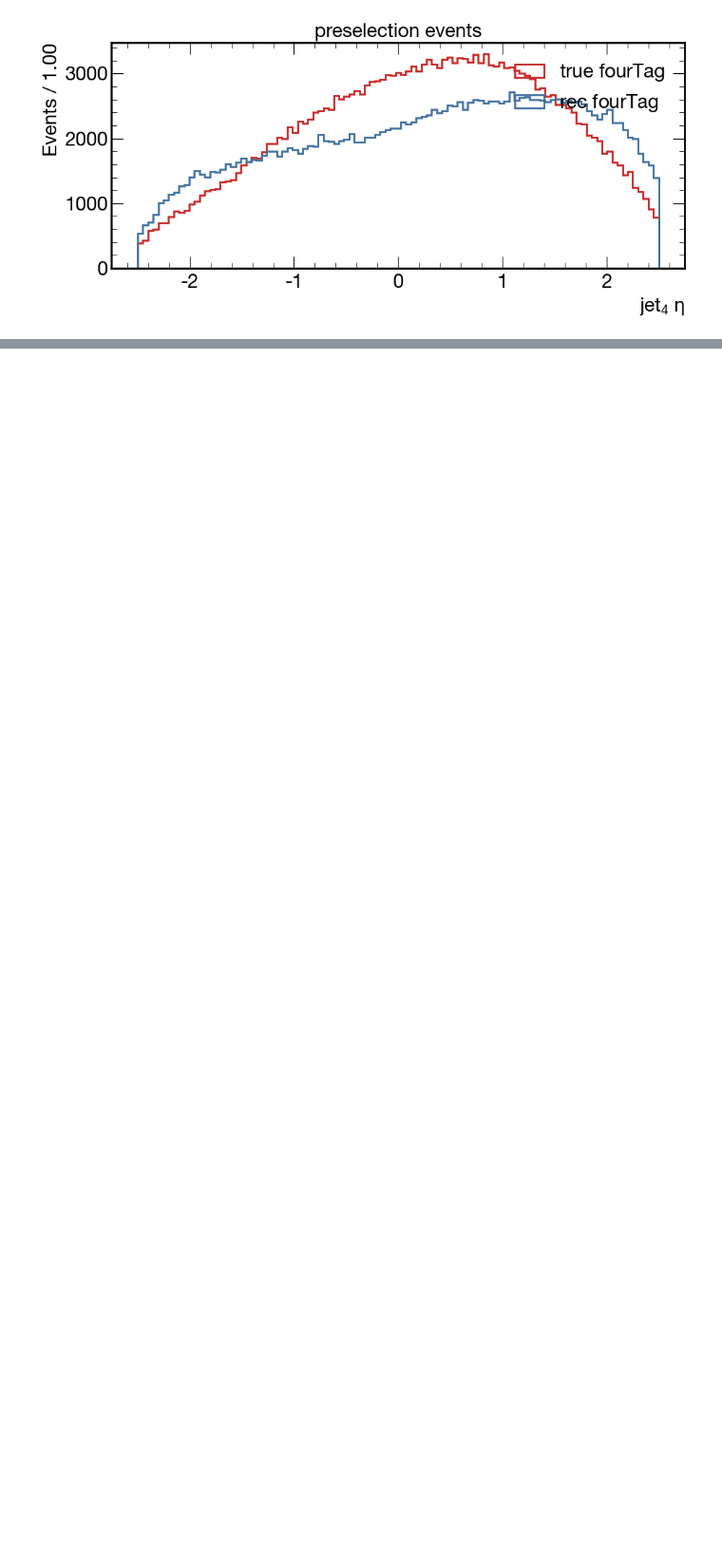
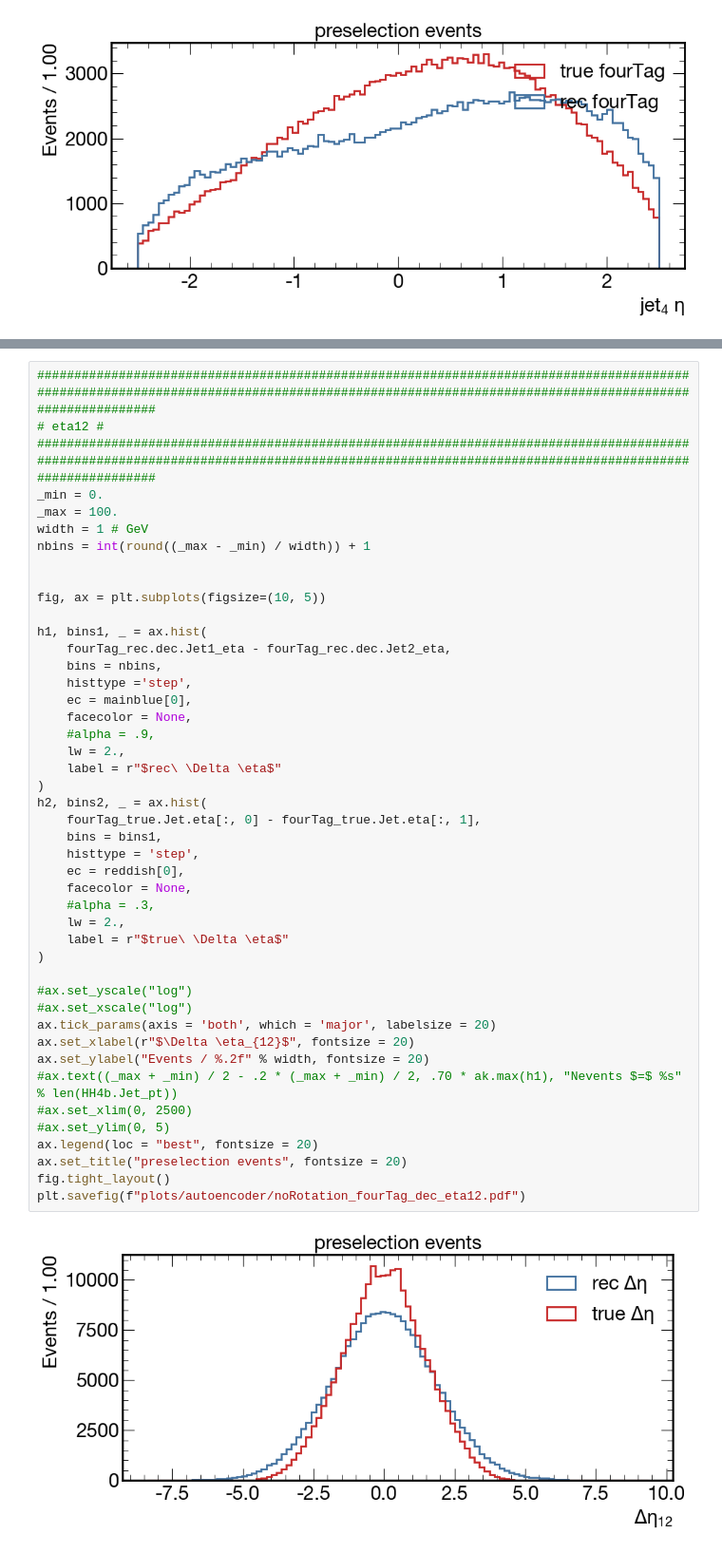
Before and after one commit to javivilladamigo/euclidean-multijet, a Jupyter notebook: python/analysis/fourTag_analysis.ipynb, the cells around one changed output, grey strips where cells are left out. Shown at 95% size. Saved outputs shown, nothing was run; the diff lists cells and outputs as text; blank space fills up the shorter version.

```diff
--- a/python/analysis/fourTag_analysis.ipynb
+++ b/python/analysis/fourTag_analysis.ipynb
@@ -288,0 +534,47 @@ plt.savefig(f"plots/autoencoder/fourTag_dec_Jet4_eta.pdf")
+# %%
+################################################################################################################################################################################################
+# eta12 #
+################################################################################################################################################################################################
+_min = 0.
+_max = 100.
+width = 1 # GeV
+nbins = int(round((_max - _min) / width)) + 1
+
+
+fig, ax = plt.subplots(figsize=(10, 5))
+
+h1, bins1, _ = ax.hist(
+    fourTag_rec.dec.Jet1_eta - fourTag_rec.dec.Jet2_eta,
+    bins = nbins,
+    histtype ='step',
+    ec = mainblue[0],
+    facecolor = None,
+    #alpha = .9,
+    lw = 2.,
+    label = r"$rec\ \Delta \eta$"
+)
+h2, bins2, _ = ax.hist(
+    fourTag_true.Jet.eta[:, 0] - fourTag_true.Jet.eta[:, 1],
+    bins = bins1,
+    histtype = 'step',
+    ec = reddish[0],
+    facecolor = None,
+    #alpha = .3,
+    lw = 2.,
+    label = r"$true\ \Delta \eta$"
+)
+
+#ax.set_yscale("log")
+#ax.set_xscale("log")
+ax.tick_params(axis = 'both', which = 'major', labelsize = 20)
+ax.set_xlabel(r"$\Delta \eta_{12}$", fontsize = 20)
+ax.set_ylabel("Events / %.2f" % width, fontsize = 20)
+#ax.text((_max + _min) / 2 - .2 * (_max + _min) / 2, .70 * ak.max(h1), "Nevents $=$ %s" % len(HH4b.Jet_pt))
+#ax.set_xlim(0, 2500)
+#ax.set_ylim(0, 5)
+ax.legend(loc = "best", fontsize = 20)
+ax.set_title("preselection events", fontsize = 20)
+fig.tight_layout()
+plt.savefig(f"plots/autoencoder/noRotation_fourTag_dec_eta12.pdf")
+# %% [output]
+[figure, added]
```
Also changed, not shown: parts of 6 cells of this notebook, 18 other files.
